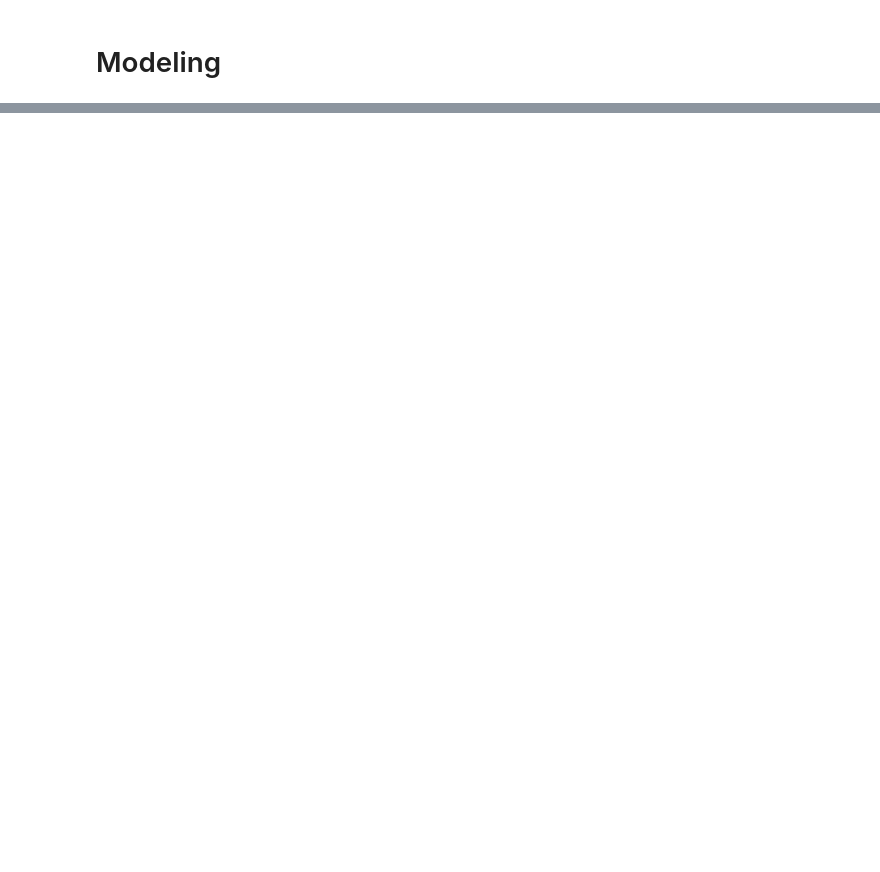
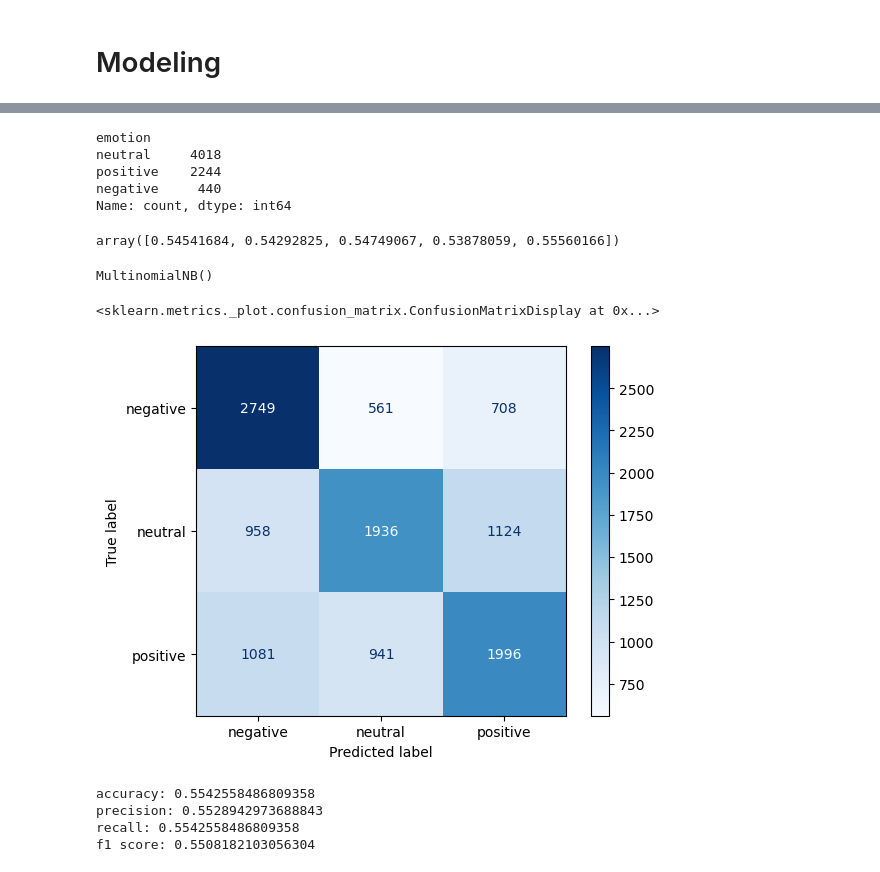
Before and after one commit to Djohnson1313/classifying_tweets, a Jupyter notebook: notebook.ipynb, the cells around one changed output, grey strips where cells are left out. Drawn from its saved outputs; the diff is of its cells as text; code cells hidden in the pictures; blank space fills up the shorter version.

```diff
--- a/notebook.ipynb
+++ b/notebook.ipynb
@@ -538,0 +606,2 @@ disp.plot(cmap=plt.cm.Blues)
+# %%
+x_smote, y_smote = sm.fit_resample(tf_vector_xt, y_train)
@@ -538,0 +616,35 @@ disp.plot(cmap=plt.cm.Blues)
+# %%
+y_train.value_counts()
+# %% [output]
+emotion
+neutral     4018
+positive    2244
+negative     440
+Name: count, dtype: int64
+# %%
+baseline_model_smote = MultinomialNB()
+baseline_cv_smote = cross_val_score(baseline_model_smote, x_smote, y_smote)
+# %%
+baseline_cv_smote
+# %% [output]
+array([0.54541684, 0.54292825, 0.54749067, 0.53878059, 0.55560166])
+# %%
+baseline_model_smote.fit(x_smote, y_smote)
+# %% [output]
+MultinomialNB()
+# %%
+pred_smote = baseline_model_smote.predict(x_smote)
+# %%
+cnf_matrix_smote = confusion_matrix(y_smote, pred_smote)
+disp_smote = ConfusionMatrixDisplay(confusion_matrix=cnf_matrix_smote, display_labels=baseline_model_smote.classes_)
+disp_smote.plot(cmap=plt.cm.Blues)
+# %% [output]
+<sklearn.metrics._plot.confusion_matrix.ConfusionMatrixDisplay at 0x...>
+[figure, added]
+# %%
+get_metrics(y_smote, pred_smote)
+# %% [output]
+accuracy: 0.5542558486809358
+precision: 0.5528942973688843
+recall: 0.5542558486809358
+f1 score: 0.5508182103056304
```
Also changed, not shown: parts of 21 cells of this notebook.
